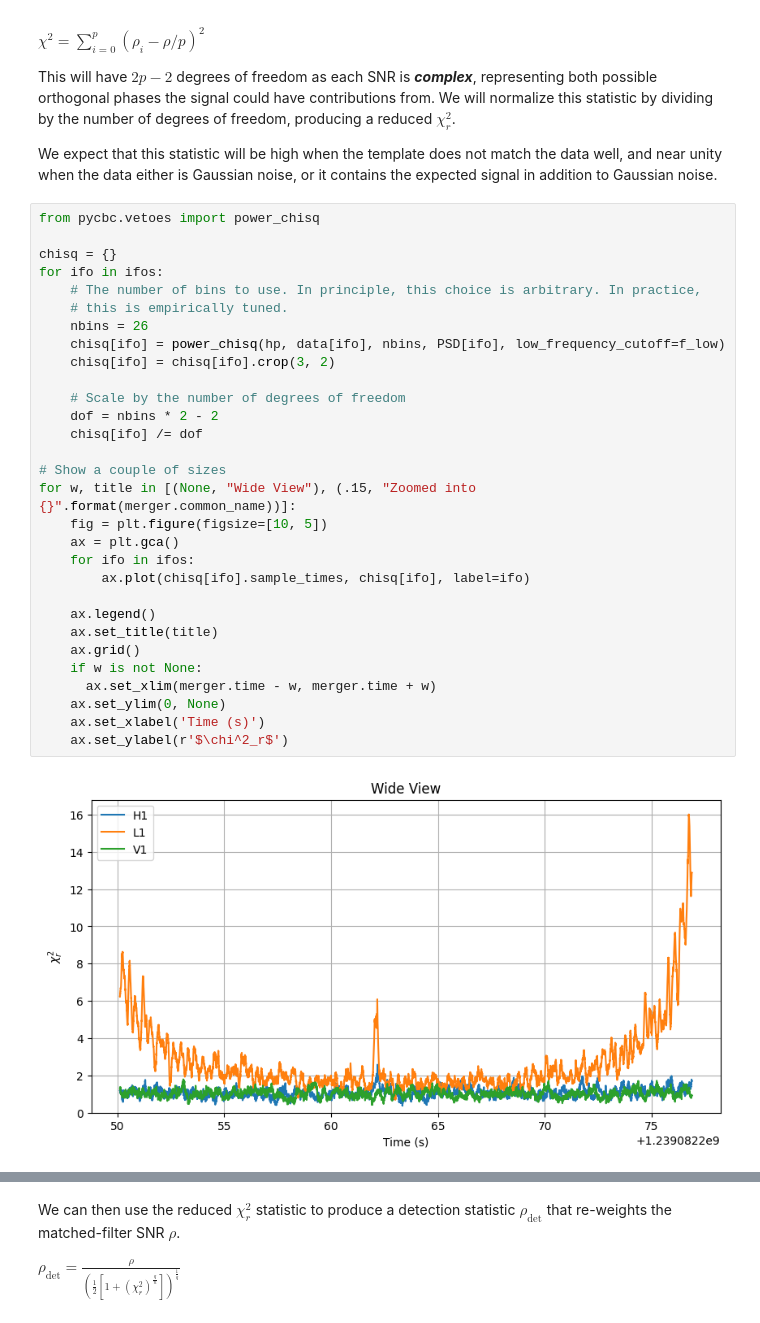
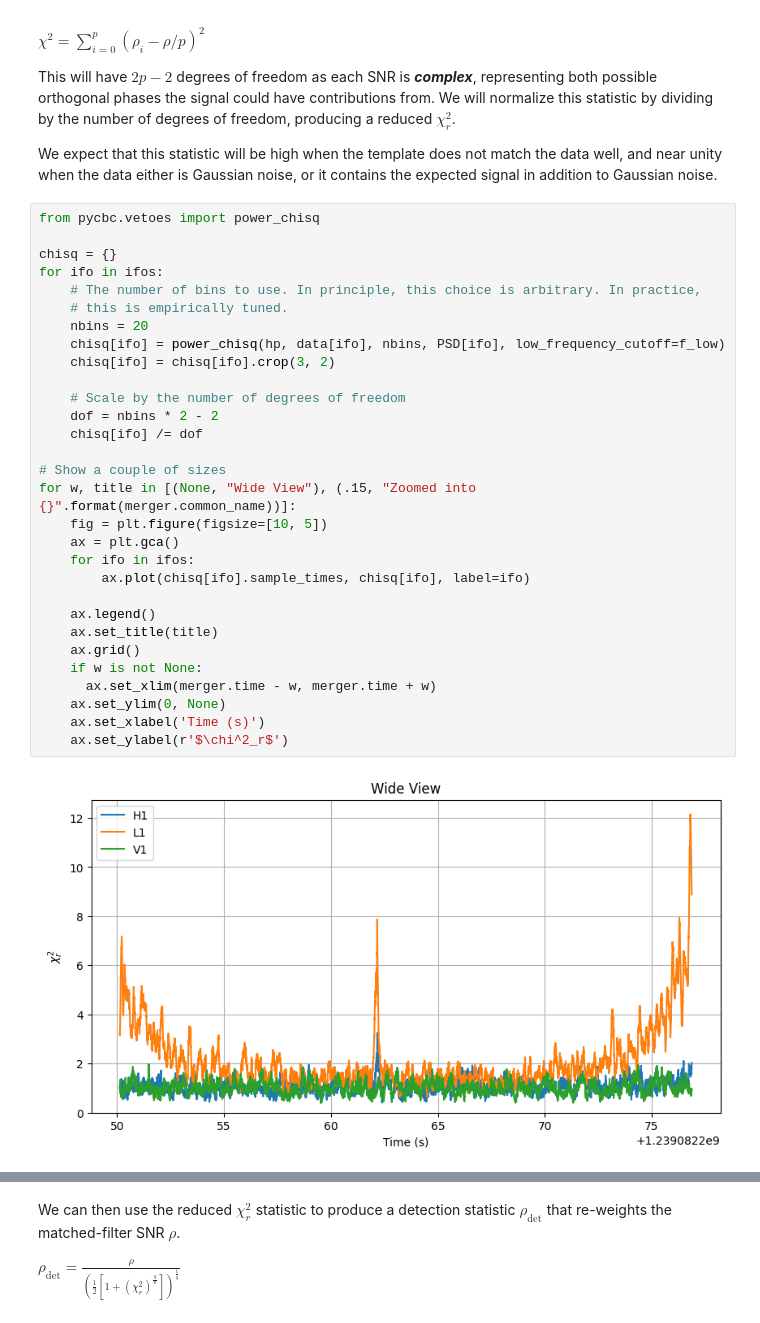
Before and after one commit to IsabellaSchoehuijs/NIKHEF-2024-GWDA, a Jupyter notebook: tutorial_notebooks/1_detection_and_preprocessing.ipynb, the cells around one changed output, grey strips where cells are left out. Saved outputs shown, nothing was run; the diff lists cells and outputs as text.

```diff
--- a/tutorial_notebooks/1_detection_and_preprocessing.ipynb
+++ b/tutorial_notebooks/1_detection_and_preprocessing.ipynb
@@ -521,32 +521,32 @@ We expect that this statistic will be high when the template does not match the
 # %%
 from pycbc.vetoes import power_chisq
 
 chisq = {}
 for ifo in ifos:
     # The number of bins to use. In principle, this choice is arbitrary. In practice,
     # this is empirically tuned.
-    nbins = 26
+    nbins = 20
     chisq[ifo] = power_chisq(hp, data[ifo], nbins, PSD[ifo], low_frequency_cutoff=f_low)
     chisq[ifo] = chisq[ifo].crop(3, 2)
 
     # Scale by the number of degrees of freedom
     dof = nbins * 2 - 2
     chisq[ifo] /= dof
 
 # Show a couple of sizes
 for w, title in [(None, "Wide View"), (.15, "Zoomed into {}".format(merger.common_name))]:
     fig = plt.figure(figsize=[10, 5])
     ax = plt.gca()
     for ifo in ifos:
         ax.plot(chisq[ifo].sample_times, chisq[ifo], label=ifo)
 
     ax.legend()
     ax.set_title(title)
     ax.grid()
     if w is not None:
       ax.set_xlim(merger.time - w, merger.time + w)
     ax.set_ylim(0, None)
     ax.set_xlabel('Time (s)')
     ax.set_ylabel(r'$\chi^2_r$')
 # %% [output]
-[figure, old version]
+[figure, new version]
```
Also changed, not shown: parts of 3 cells of this notebook.
